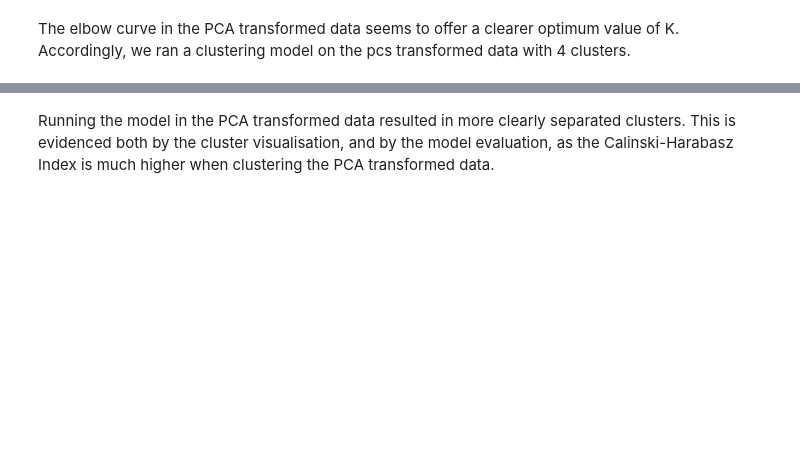
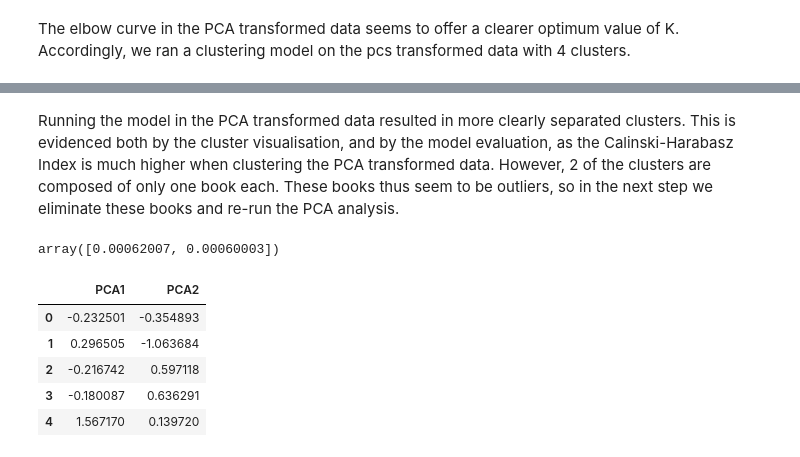
Before and after one commit to catisf/book-recommendations, a Jupyter notebook: jupyter_notebooks/clustering_model.ipynb, the cells around one changed output, grey strips where cells are left out. Drawn from its saved outputs; the diff is of its cells as text; code cells hidden in the pictures; blank space fills up the shorter version.

Commit message:
added optimisation with no outliers

```diff
--- a/jupyter_notebooks/clustering_model.ipynb
+++ b/jupyter_notebooks/clustering_model.ipynb
@@ -378,2 +382,35 @@ metrics.calinski_harabasz_score(pca_df, labels)
 # %% [markdown]
-Running the model in the PCA transformed data resulted in more clearly separated clusters. This is evidenced both by the cluster visualisation, and by the model evaluation, as the Calinski-Harabasz Index is much higher when clustering the PCA transformed data.
+Running the model in the PCA transformed data resulted in more clearly separated clusters. This is evidenced both by the cluster visualisation, and by the model evaluation, as the Calinski-Harabasz Index is much higher when clustering the PCA transformed data. However, 2 of the clusters are composed of only one book each. These books thus seem to be outliers, so in the next step we eliminate these books and re-run the PCA analysis.
+# %%
+# Drop the 2 books that seem to be outliers
+no_outliers_df = dummies_df_scaled.drop(["Hiero", "Aristophanes: The Acharnians"])
+# %%
+# Re-run PCA
+
+# Create a PCA model instance
+pca = PCA(n_components=2)
+# %%
+# Use the PCA model with `fit_transform` to reduce to 2 principal components
+transformed_df = pca.fit_transform(no_outliers_df)
+# %%
+# Retrieve the explained variance to determine how much information
+# can be attributed to each principal component.
+pca.explained_variance_ratio_
+# %% [output]
+array([0.00062007, 0.00060003])
+# %%
+# Create the PCA DataFrame
+pca_df = pd.DataFrame(
+    transformed_df,
+    columns=["PCA1", "PCA2"]
+)
+
+# Review the PCA DataFrame
+pca_df.head()
+# %% [output]
+|  | PCA1 | PCA2 |
+| 0 | -0.232501 | -0.354893 |
+| 1 | 0.296505 | -1.063684 |
+| 2 | -0.216742 | 0.597118 |
+| 3 | -0.180087 | 0.636291 |
+| 4 | 1.567170 | 0.139720 |
```
Also changed, not shown: parts of 23 cells of this notebook, 7 other files.
